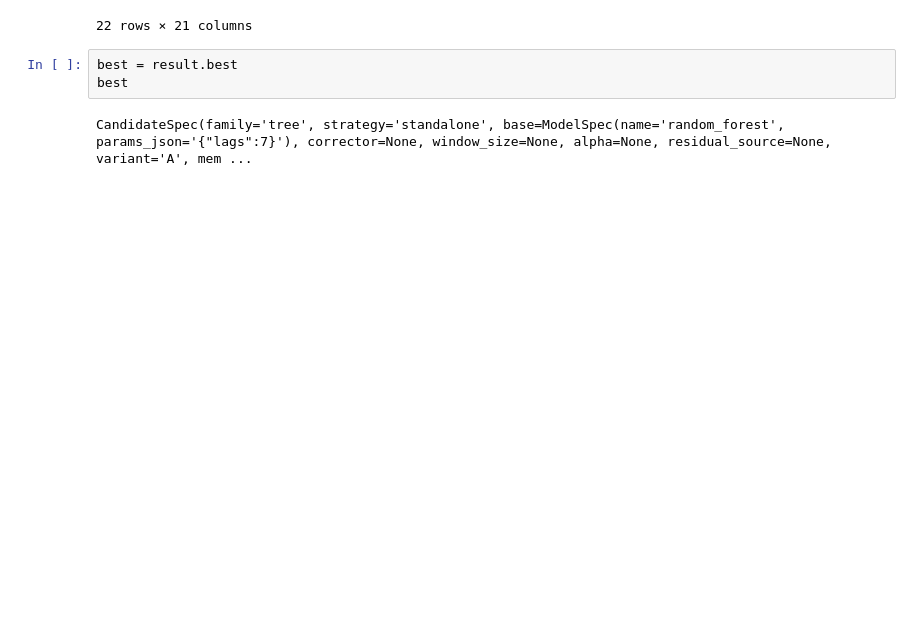
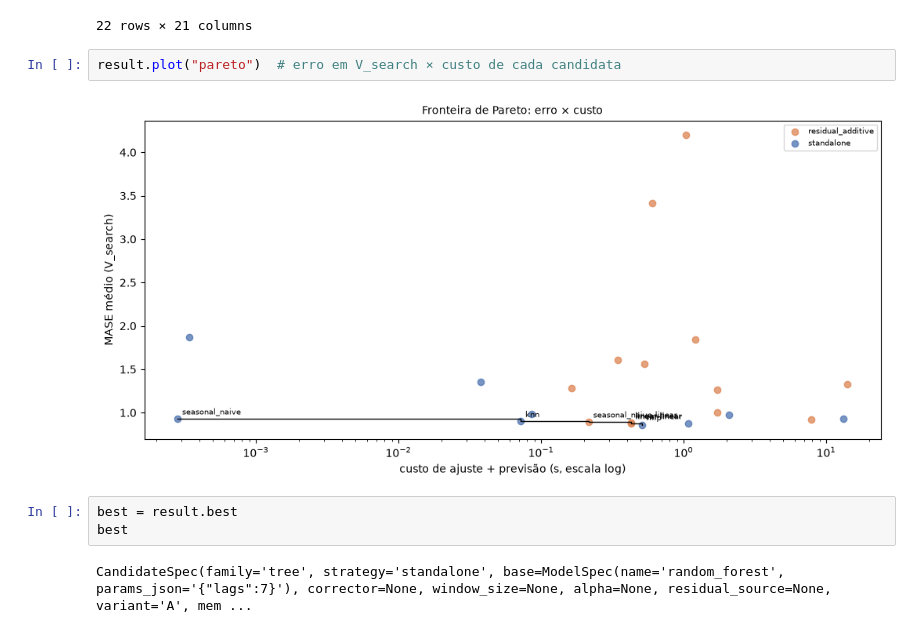
Before and after one commit to autohybts-lib/AutoHybTS, a Jupyter notebook: notebooks/01_quickstart.ipynb, the cells around one changed output. Drawn from its saved outputs; the diff is of its cells as text; blank space fills up the shorter version.

```diff
--- a/notebooks/01_quickstart.ipynb
+++ b/notebooks/01_quickstart.ipynb
@@ -76,6 +80,10 @@ result.leaderboard
 | 05b85c303f6d97c721cc83ca4bcd4c9d6... | svm-linear | svm(lags=7) + linear [w=7, alpha=... | residual | residual_additive | svm | linear | historical_oof_1step | 7.0 | 0.5 | ... |
 | df3ec82ac4a2623a390d9a7ee621e53fd... | knn-linear | knn(lags=7) + linear [w=7, alpha=... | residual | residual_additive | knn | linear | historical_oof_1step | 7.0 | 1.0 | ... |
 22 rows × 21 columns
+# %%
+result.plot("pareto")  # erro em V_search × custo de cada candidata
+# %% [output]
+[figure, added]
 # %%
 best = result.best
 best
```
Also changed, not shown: parts of 4 cells of this notebook, 18 other files.
